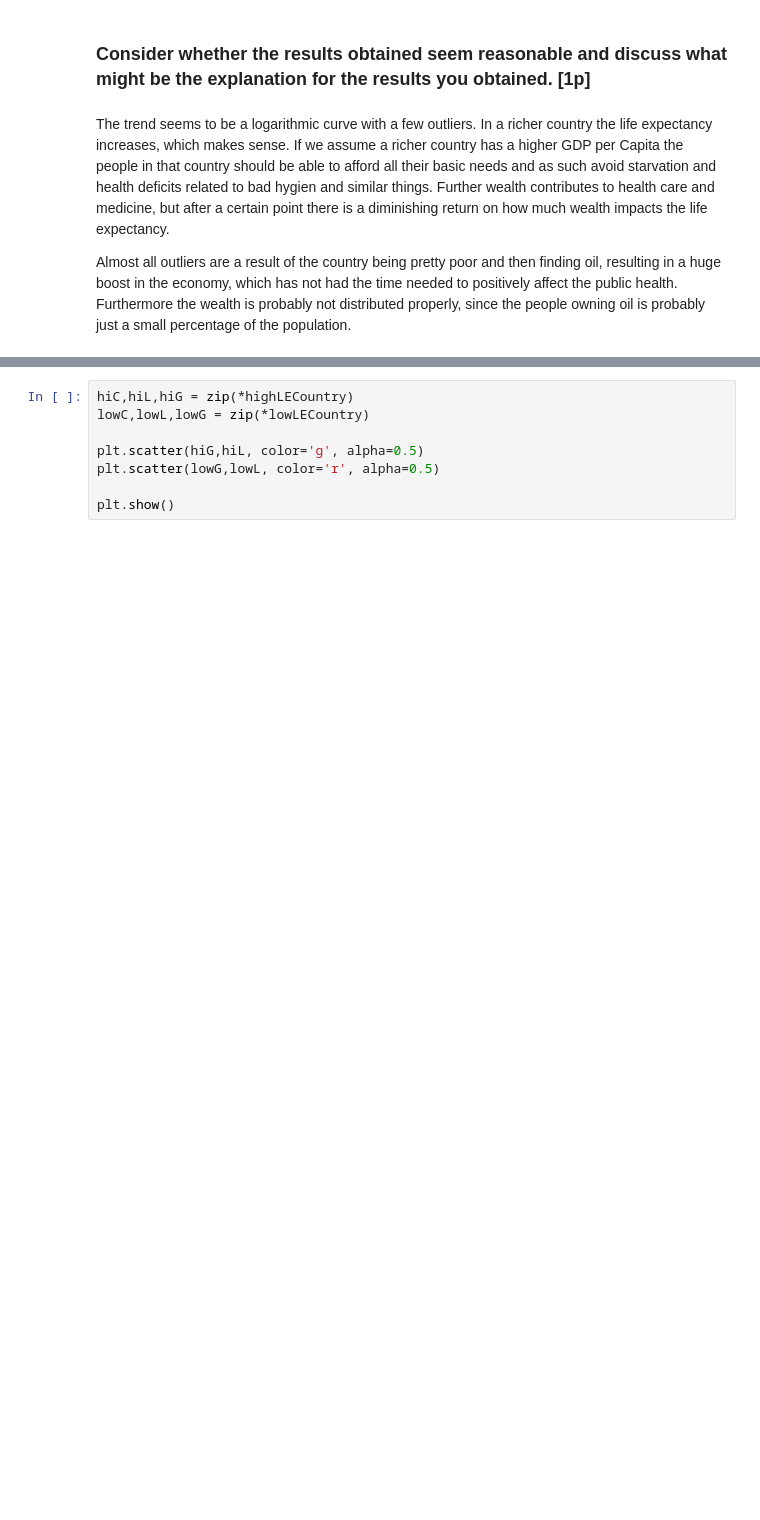
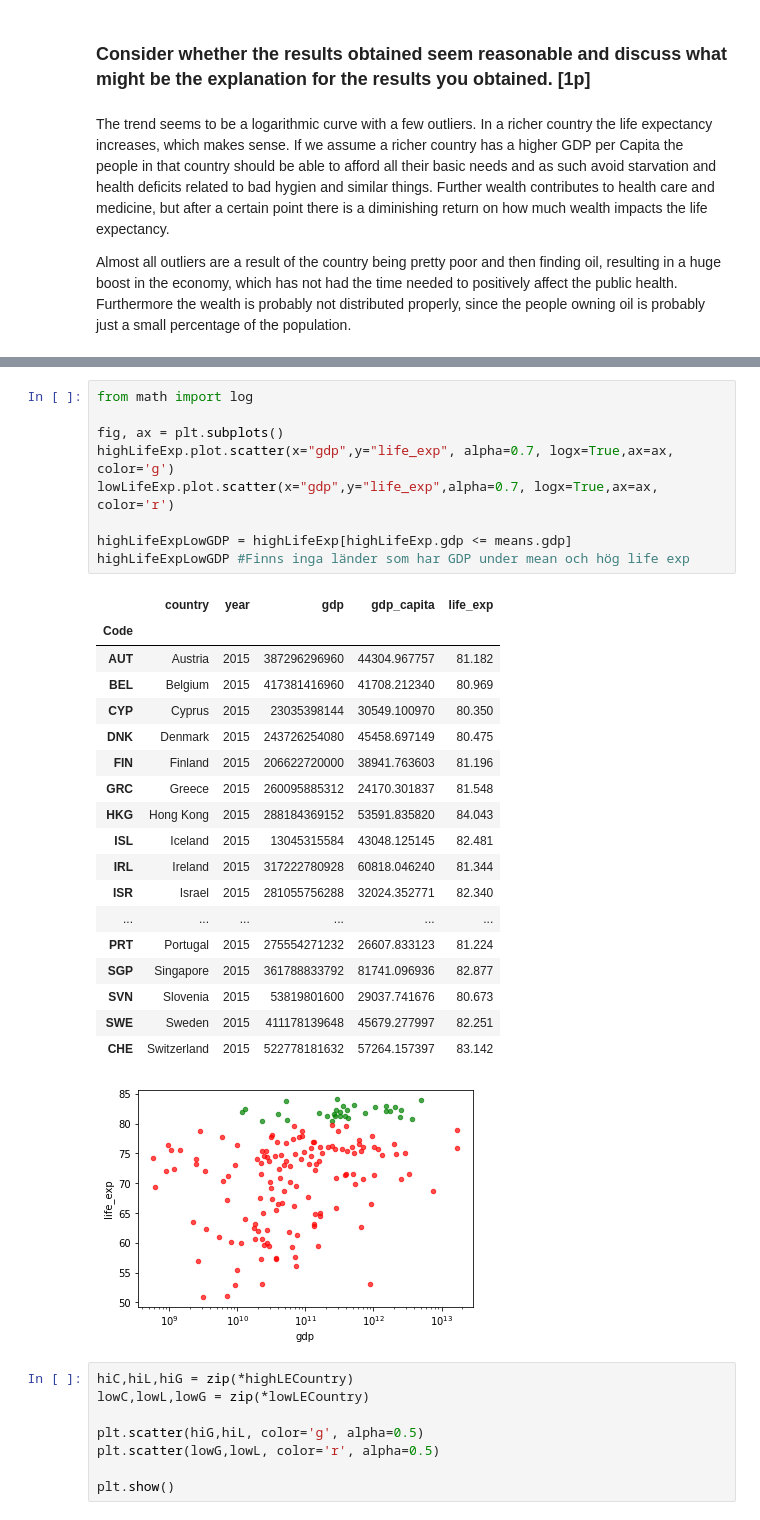
Before and after one commit to jerge/DAT405-DSC, a Jupyter notebook: Lab1.ipynb, the cells around one changed output, grey strips where cells are left out. Cells and saved outputs as stored; diff of their text form; blank space fills up the shorter version.

```diff
--- a/Lab1.ipynb
+++ b/Lab1.ipynb
@@ -80,3 +74,32 @@ print(highLECountry)
+# %%
+from math import log
+
+fig, ax = plt.subplots()
+highLifeExp.plot.scatter(x="gdp",y="life_exp", alpha=0.7, logx=True,ax=ax, color='g')
+lowLifeExp.plot.scatter(x="gdp",y="life_exp",alpha=0.7, logx=True,ax=ax, color='r')
+
+highLifeExpLowGDP = highLifeExp[highLifeExp.gdp <= means.gdp]
+highLifeExpLowGDP #Finns inga länder som har GDP under mean och hög life exp
+# %% [output]
+|  | country | year | gdp | gdp_capita | life_exp |
+| Code |  |  |  |  |  |
+| AUT | Austria | 2015 | 387296296960 | 44304.967757 | 81.182 |
+| BEL | Belgium | 2015 | 417381416960 | 41708.212340 | 80.969 |
+| CYP | Cyprus | 2015 | 23035398144 | 30549.100970 | 80.350 |
+| DNK | Denmark | 2015 | 243726254080 | 45458.697149 | 80.475 |
+| FIN | Finland | 2015 | 206622720000 | 38941.763603 | 81.196 |
+| GRC | Greece | 2015 | 260095885312 | 24170.301837 | 81.548 |
+| HKG | Hong Kong | 2015 | 288184369152 | 53591.835820 | 84.043 |
+| ISL | Iceland | 2015 | 13045315584 | 43048.125145 | 82.481 |
+| IRL | Ireland | 2015 | 317222780928 | 60818.046240 | 81.344 |
+| ISR | Israel | 2015 | 281055756288 | 32024.352771 | 82.340 |
+| ... | ... | ... | ... | ... | ... |
+| PRT | Portugal | 2015 | 275554271232 | 26607.833123 | 81.224 |
+| SGP | Singapore | 2015 | 361788833792 | 81741.096936 | 82.877 |
+| SVN | Slovenia | 2015 | 53819801600 | 29037.741676 | 80.673 |
+| SWE | Sweden | 2015 | 411178139648 | 45679.277997 | 82.251 |
+| CHE | Switzerland | 2015 | 522778181632 | 57264.157397 | 83.142 |
+[figure, added]
 # %%
 hiC,hiL,hiG = zip(*highLECountry)
 lowC,lowL,lowG = zip(*lowLECountry)
```
Also changed, not shown: parts of 8 cells of this notebook, 3 other files.
